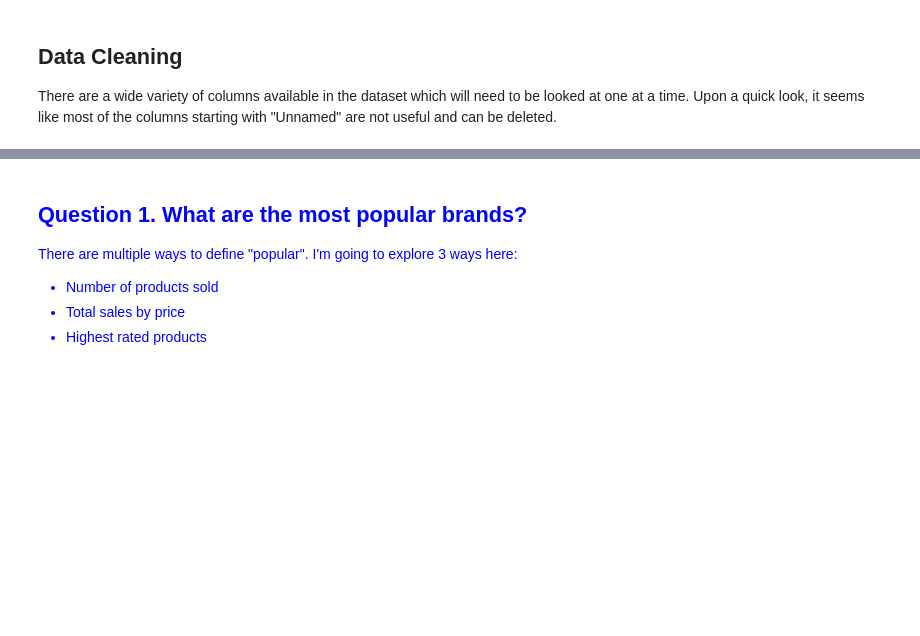
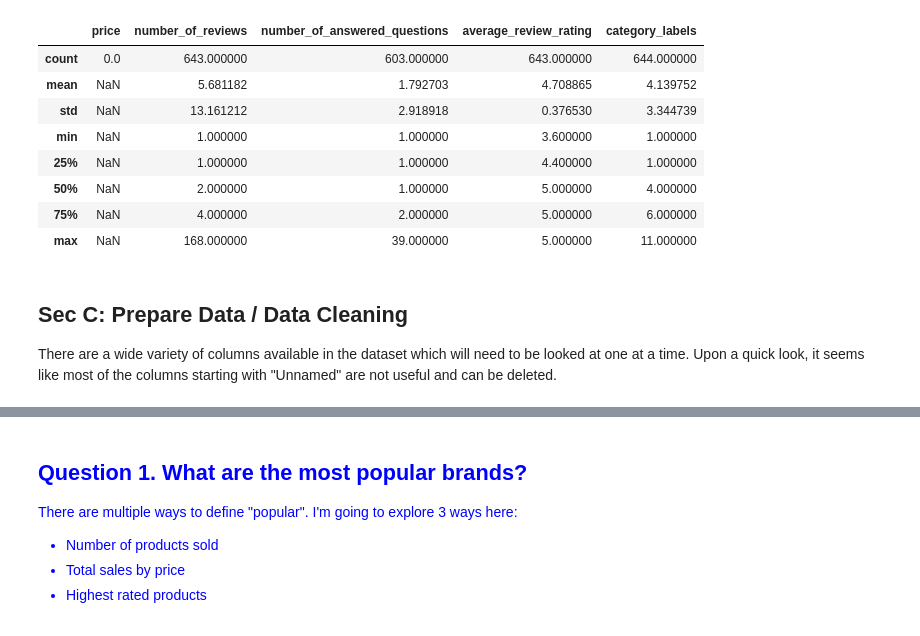
Before and after one commit to VidushiBhatia/UdacityProject-EDA, a Jupyter notebook: 5-eda-on-amazon-products.ipynb, the cells around one changed output, grey strips where cells are left out. Drawn from its saved outputs; the diff is of its cells as text; code cells hidden in the pictures; blank space fills up the shorter version.

```diff
--- a/5-eda-on-amazon-products.ipynb
+++ b/5-eda-on-amazon-products.ipynb
@@ -22,6 +36,6 @@ warnings.filterwarnings('ignore')
 # %%
 # read database and store in a dataframe variable
-def read(path='/kaggle/input/10000-amazon-products-dataset/Amazon_Products.csv'):
+def read(path='./Amazon_Products.csv'):
     df = pd.read_csv(path, dtype=str)
     display(df.head())
     return df
@@ -31,5 +54,17 @@ df.shape
+# %%
+df.describe()
+# %% [output]
+|  | price | number_of_reviews | number_of_answered_questions | average_review_rating | category_labels |
+| count | 0.0 | 643.000000 | 603.000000 | 643.000000 | 644.000000 |
+| mean | NaN | 5.681182 | 1.792703 | 4.708865 | 4.139752 |
+| std | NaN | 13.161212 | 2.918918 | 0.376530 | 3.344739 |
+| min | NaN | 1.000000 | 1.000000 | 3.600000 | 1.000000 |
+| 25% | NaN | 1.000000 | 1.000000 | 4.400000 | 1.000000 |
+| 50% | NaN | 2.000000 | 1.000000 | 5.000000 | 4.000000 |
+| 75% | NaN | 4.000000 | 2.000000 | 5.000000 | 6.000000 |
+| max | NaN | 168.000000 | 39.000000 | 5.000000 | 11.000000 |
 # %% [markdown]
-## Data Cleaning
+## Sec C: Prepare Data / Data Cleaning
 
 There are a wide variety of columns available in the dataset which will need to be looked at one at a time. Upon a quick look, it seems like most of the columns starting with "Unnamed" are not useful and can be deleted.
 # %%
```
Also changed, not shown: parts of 37 cells of this notebook, 1 other file.
